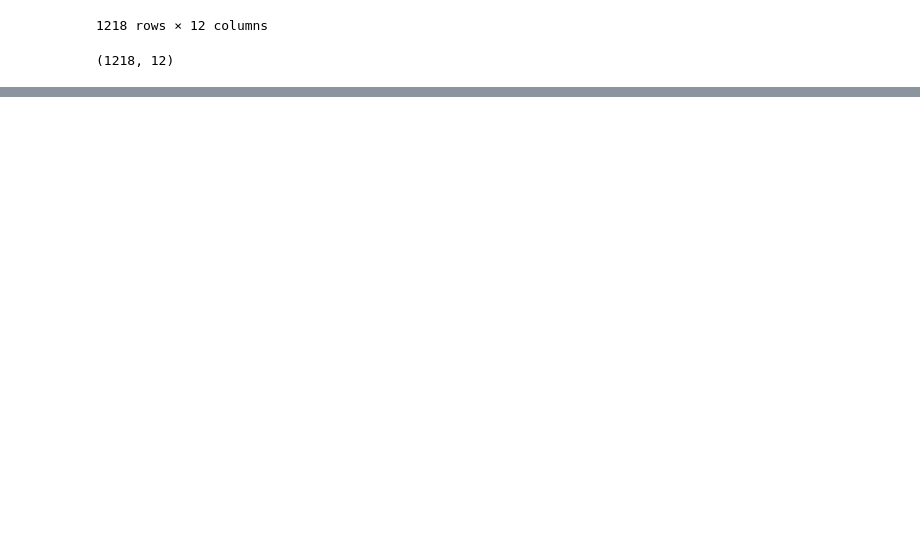
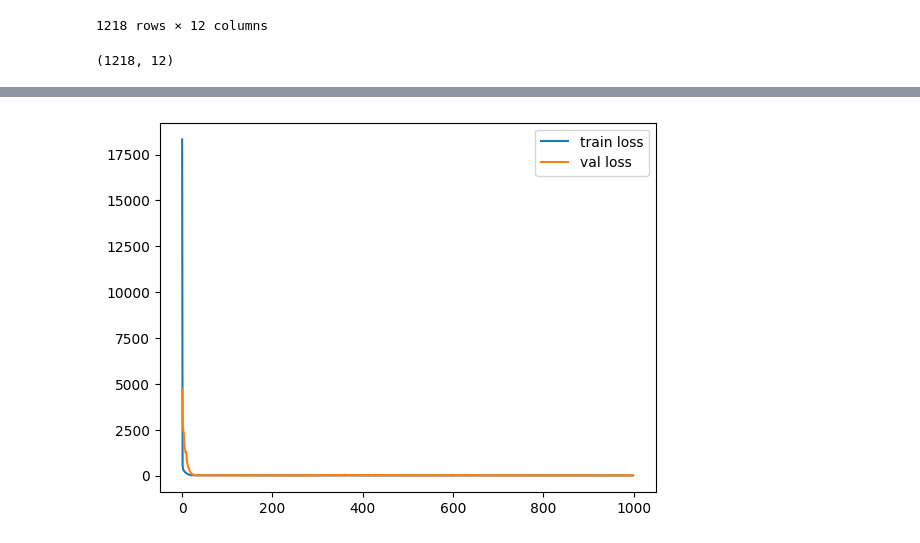
Before and after one commit to lewinskie254/stock-market-prediction, a Jupyter notebook: predict_stock_prices_NeuralNets.ipynb, the cells around one changed output, grey strips where cells are left out. Saved outputs shown, nothing was run; the diff lists cells and outputs as text; code cells hidden in the pictures; blank space fills up the shorter version.

```diff
--- a/predict_stock_prices_NeuralNets.ipynb
+++ b/predict_stock_prices_NeuralNets.ipynb
@@ -440,3 +408,5 @@ def train_loop(model, n_epochs, data_window, learning_rate):
         )
 
     return train_loss, val_loss
+# %%
+tl, vl = train_loop(model, 1000, hourly_window, 0.001)
@@ -442,0 +431,7 @@ def train_loop(model, n_epochs, data_window, learning_rate):
+# %%
+plt.plot(tl, label="train loss")
+plt.plot(vl, label="val loss")
+plt.legend()
+plt.show()
+# %% [output]
+[figure, added]
```
Also changed, not shown: parts of 11 cells of this notebook.
